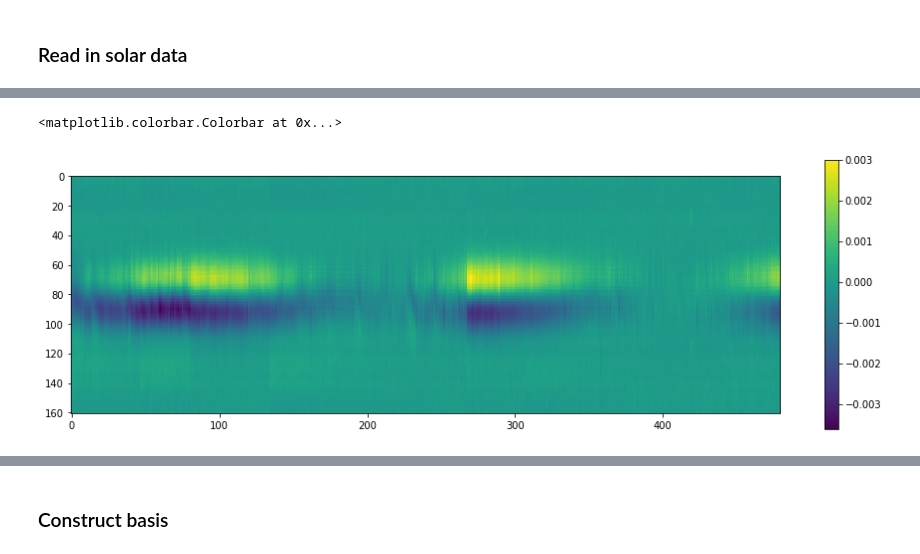
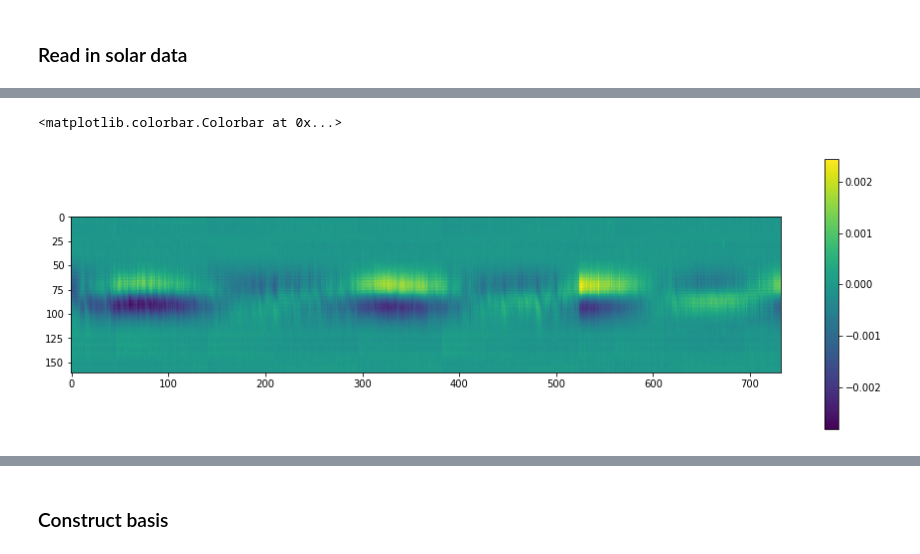
Before and after one commit to saigrain/bernard, a Jupyter notebook: notebooks/solar_tests_4.ipynb, the cells around one changed output, grey strips where cells are left out. Cells and saved outputs as stored; diff of their text form; code cells hidden in the pictures.

```diff
--- a/notebooks/solar_tests_4.ipynb
+++ b/notebooks/solar_tests_4.ipynb
@@ -47,0 +17,19 @@ rvb = rvh - bsrv
+# %%
+def read_ccfs(years = ['2015','2016','2017','2018'], doPlot = True):
+    for i, year in enumerate(years):
+        with open('../data/HARPN_Sun/ccf_'+year,'rb') as infile:
+            if i == 0:
+                ccfs = pickle.load(infile)
+                nobs,nvel = np.shape(ccfs)
+                crval1 = -20
+                cdelt1 = 0.25
+                vel = np.arange(nvel)*cdelt1 + crval1
+            else:
+                ccfs = np.concatenate([ccfs, pickle.load(infile)])
+    if doPlot:
+        plt.figure(figsize=(16,6))
+        ccfRef = np.mean(ccfs,axis=0)
+        plt.imshow((ccfs - ccfRef).T)
+    return vel, ccfs
+# %%
+vels, ccfs = read_ccfs()
@@ -48,12 +86,14 @@ rvb = rvh - bsrv
 # %%
-iref = 401
+iref = 601
+x = vels
+y = 1 - ccfs
 yref = y[iref,:]
 plt.figure(figsize=(16,5))
 plt.imshow((y-yref).T)
 plt.colorbar()
 # %% [output]
 <matplotlib.colorbar.Colorbar at 0x...>
-[figure, old version]
+[figure, new version]
 # %%
 fig,axes=plt.subplots(2,1,sharex=True,figsize=(10,6))
 axes[0].plot(bjd,rvb,'.')
```
Also changed, not shown: parts of 23 cells of this notebook.
